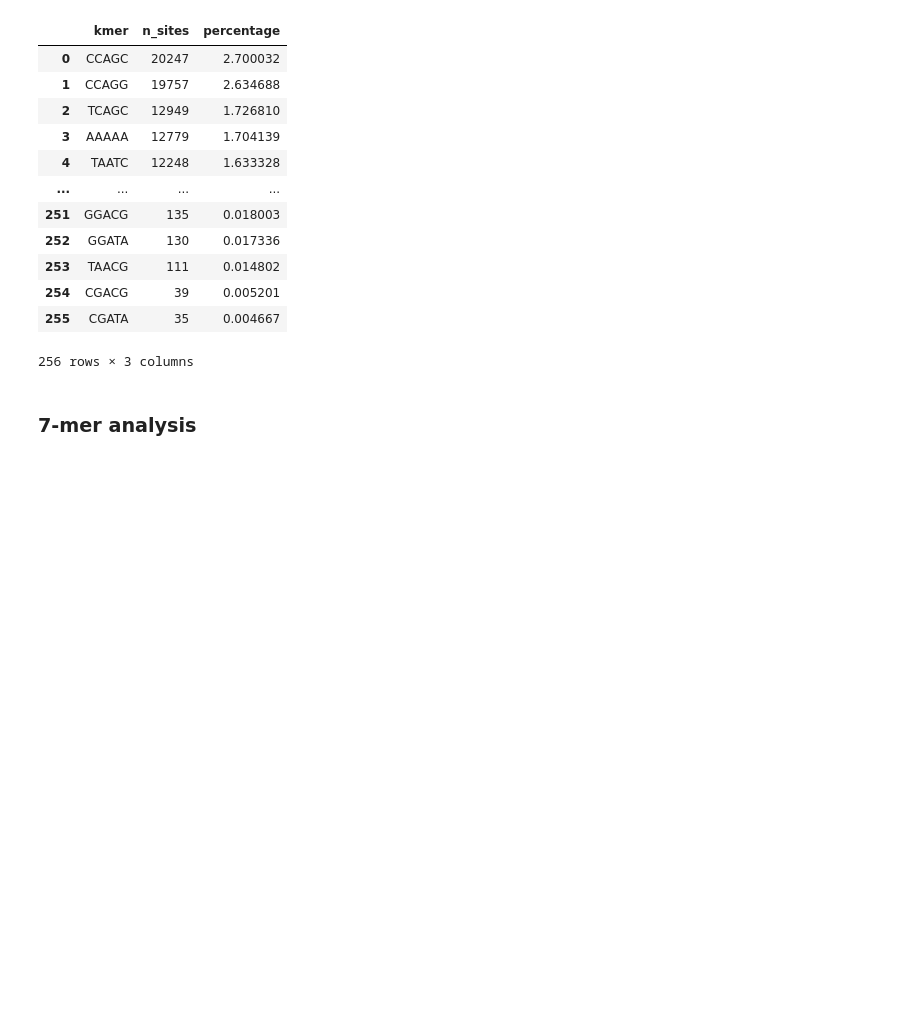
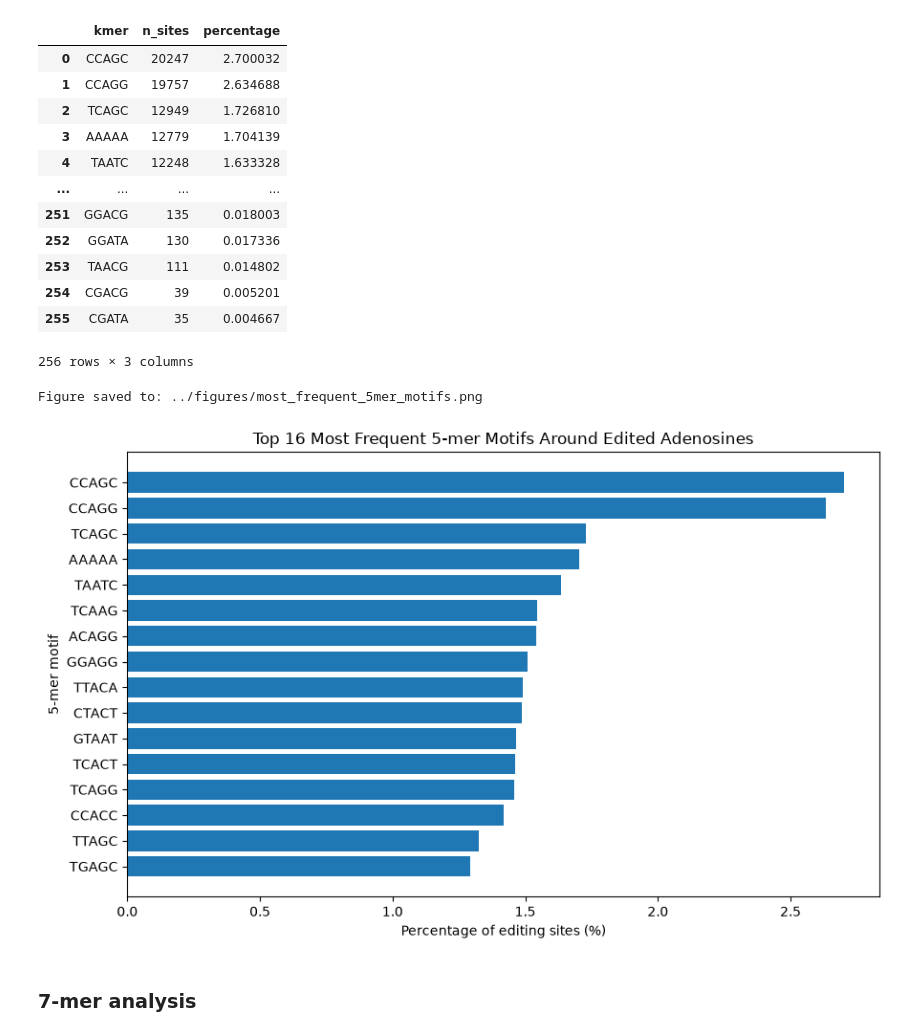
Before and after one commit to tamdanp01-beep/a-to-i-RNA-edits, a Jupyter notebook: notebooks/01_sequence_context.ipynb, the cells around one changed output. Saved outputs shown, nothing was run; the diff lists cells and outputs as text; code cells hidden in the pictures; blank space fills up the shorter version.

```diff
--- a/notebooks/01_sequence_context.ipynb
+++ b/notebooks/01_sequence_context.ipynb
@@ -675,6 +755,16 @@ five_mer_counts
 | 254 | CGACG | 39 | 0.005201 |
 | 255 | CGATA | 35 | 0.004667 |
 256 rows × 3 columns
+# %%
+plot_kmer_percentages(
+    frequency_df=five_mer_counts,
+    k=5,
+    top_n=16,
+    save_file="../figures/most_frequent_5mer_motifs.png",
+)
+# %% [output]
+Figure saved to: ../figures/most_frequent_5mer_motifs.png
+[figure, added]
 # %% [markdown]
 ### 7-mer analysis
 # %%
```
Also changed, not shown: parts of 14 cells of this notebook.
